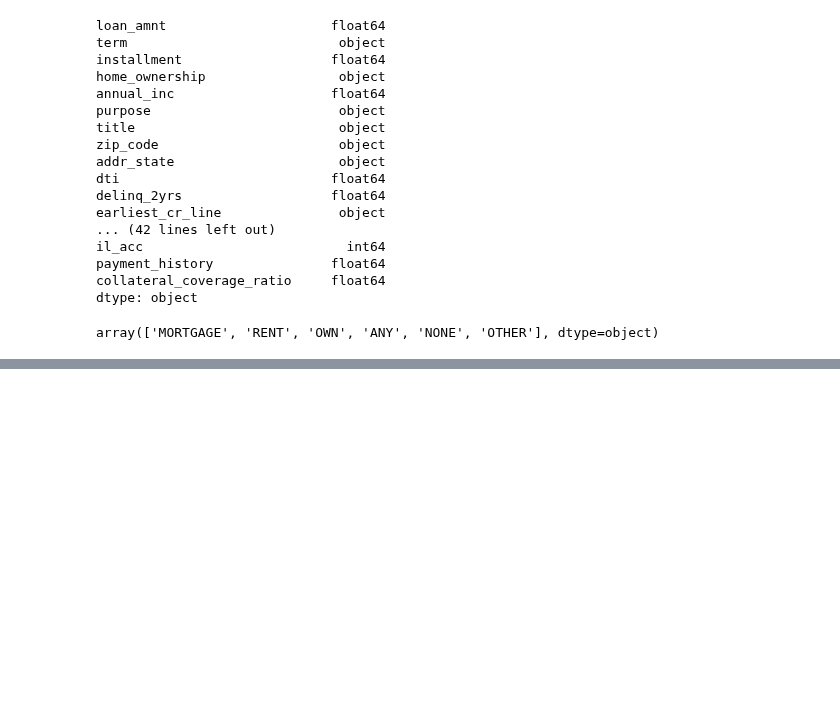
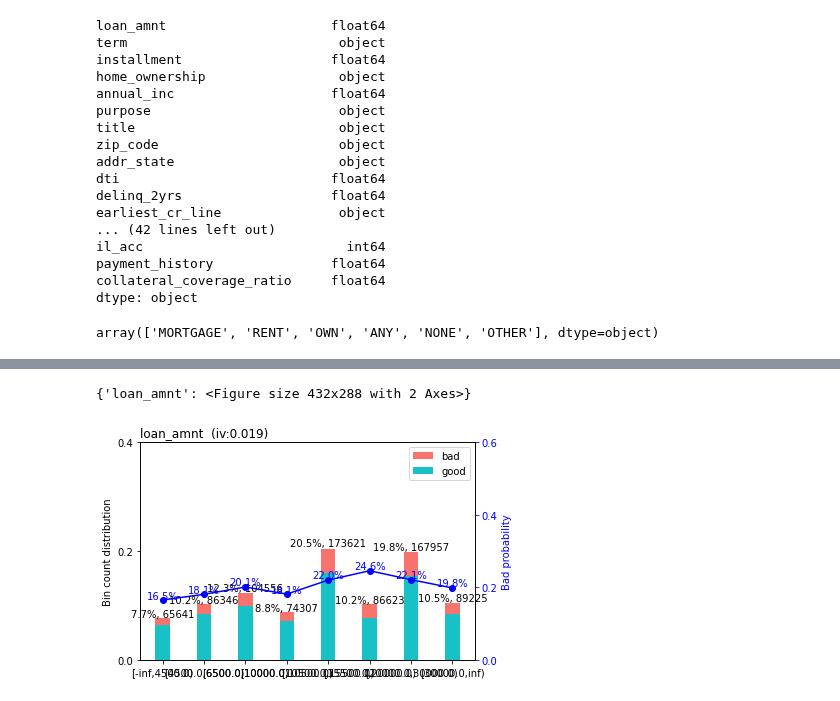
Before and after one commit to preetmodi/Credit-Risk-Analytics, a Jupyter notebook: WoE_V.ipynb, the cells around one changed output, grey strips where cells are left out. Drawn from its saved outputs; the diff is of its cells as text; code cells hidden in the pictures; blank space fills up the shorter version.

```diff
--- a/WoE_V.ipynb
+++ b/WoE_V.ipynb
@@ -110,8 +118,8 @@ def preprocess_data(df):
 # %%
 df_train_preprocessed = preprocess_data(df_train.copy())
 # %%
-bins = sc.woebin(df_train_preprocessed, y='Default',
-                 x=group1_vars,  # Include only the first 5 variables
+bins = sc.woebin(df_train, y='Default',
+                 x='loan_amnt',  # Include only the first 5 variables
                  min_perc_fine_bin=0.01,  # How many bins to cut initially into
                  min_perc_coarse_bin=0.05,  # Minimum percentage per final bin
                  stop_limit=0.02,  # Minimum information value
@@ -123,0 +132,7 @@ TypeError: ignored
+# %%
+import seaborn as sns
+
+sc.woebin_plot(bins)
+# %% [output]
+{'loan_amnt': <Figure size 432x288 with 2 Axes>}
+[figure, added]
```
Also changed, not shown: parts of 3 cells of this notebook.
